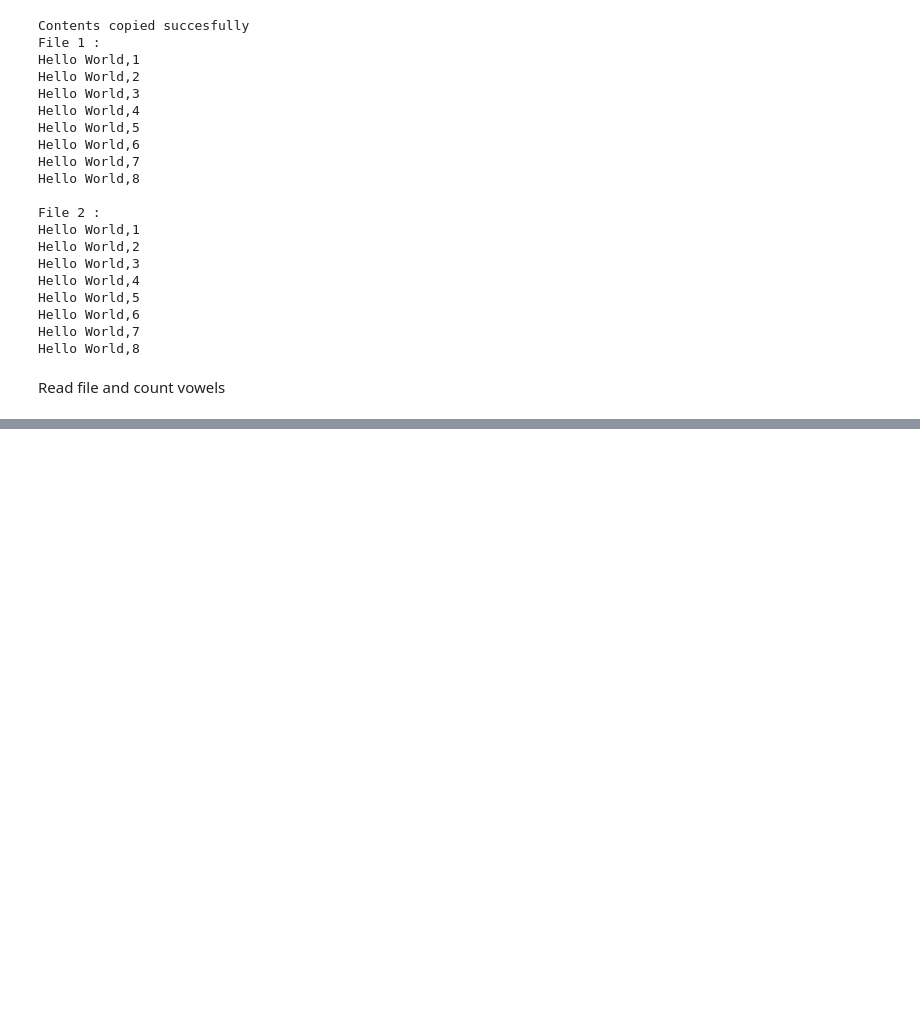
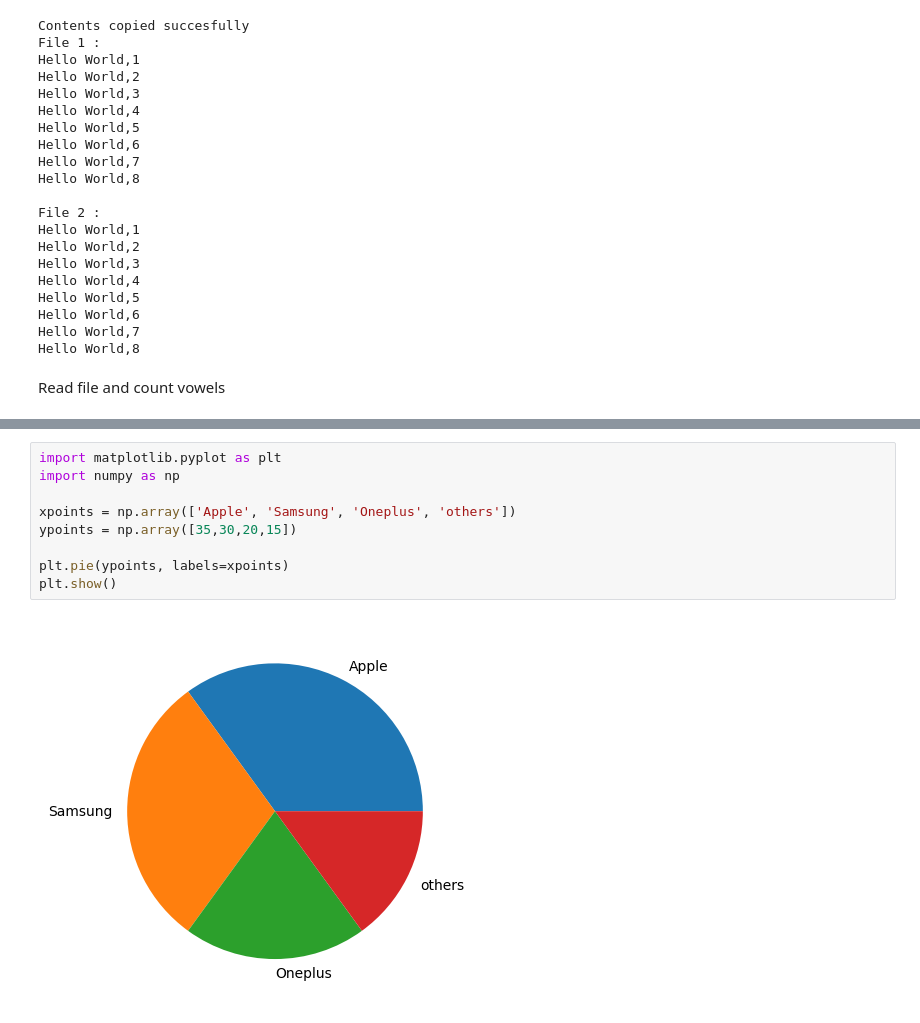
Before and after one commit to pgokul695/ASIET, a Jupyter notebook: S5/Python (Bridge Course)/Day2.ipynb, the cells around one changed output, grey strips where cells are left out. Cells and saved outputs as stored; diff of their text form; blank space fills up the shorter version.

```diff
--- a/S5/Python (Bridge Course)/Day2.ipynb
+++ b/S5/Python (Bridge Course)/Day2.ipynb
@@ -440,0 +487,11 @@ Read file and count vowels
+# %%
+import matplotlib.pyplot as plt
+import numpy as np
+
+xpoints = np.array(['Apple', 'Samsung', 'Oneplus', 'others'])
+ypoints = np.array([35,30,20,15])
+
+plt.pie(ypoints, labels=xpoints)
+plt.show()
+# %% [output]
+[figure, added]
```
Also changed, not shown: parts of 12 cells of this notebook, 6 other files.
